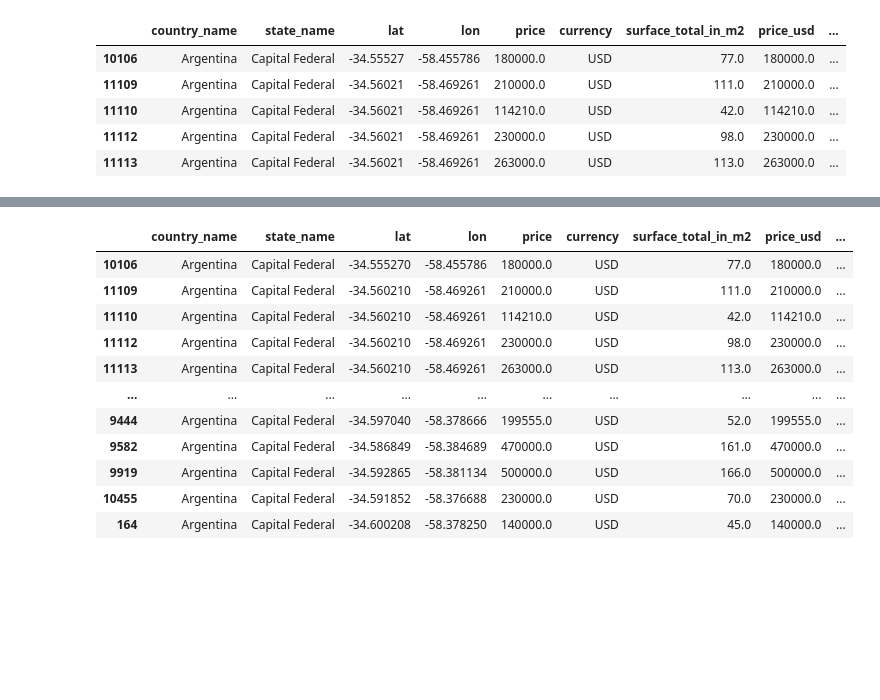
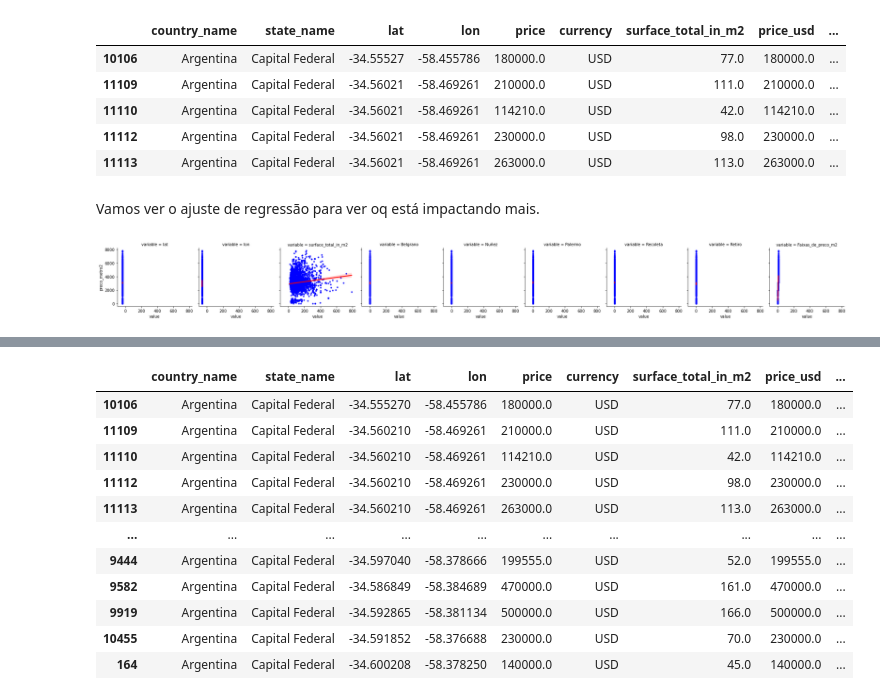
Before and after one commit to rguto11/Projeto_Integrador2, a Jupyter notebook: ProjetoIntegrador2.ipynb, the cells around one changed output, grey strips where cells are left out. Saved outputs shown, nothing was run; the diff lists cells and outputs as text; code cells hidden in the pictures; blank space fills up the shorter version.

```diff
--- a/ProjetoIntegrador2.ipynb
+++ b/ProjetoIntegrador2.ipynb
@@ -317,3 +329,11 @@ df.head()
 | 11110 | Argentina | Capital Federal | -34.56021 | -58.469261 | 114210.0 | USD | 42.0 | 114210.0 | ... |
 | 11112 | Argentina | Capital Federal | -34.56021 | -58.469261 | 230000.0 | USD | 98.0 | 230000.0 | ... |
 | 11113 | Argentina | Capital Federal | -34.56021 | -58.469261 | 263000.0 | USD | 113.0 | 263000.0 | ... |
+# %% [markdown]
+Vamos ver o ajuste de regressão para ver oq está impactando mais.
+# %%
+df_grid = pd.melt(df, id_vars = 'preco_metro2', value_vars = ['lat', 'lon', 'surface_total_in_m2','Belgrano', 'Nuñez', 'Palermo', 'Recoleta', 'Retiro','Faixas_de_preco_m2'])
+g = sns.FacetGrid(df_grid, col = "variable")
+g.map(sns.regplot, "value", "preco_metro2", ci = 95, scatter_kws = {"color": "blue", 's': 10}, line_kws = {"color": "red"});
+# %% [output]
+[figure, added]
```
Also changed, not shown: parts of 22 cells of this notebook, 1 other file.
